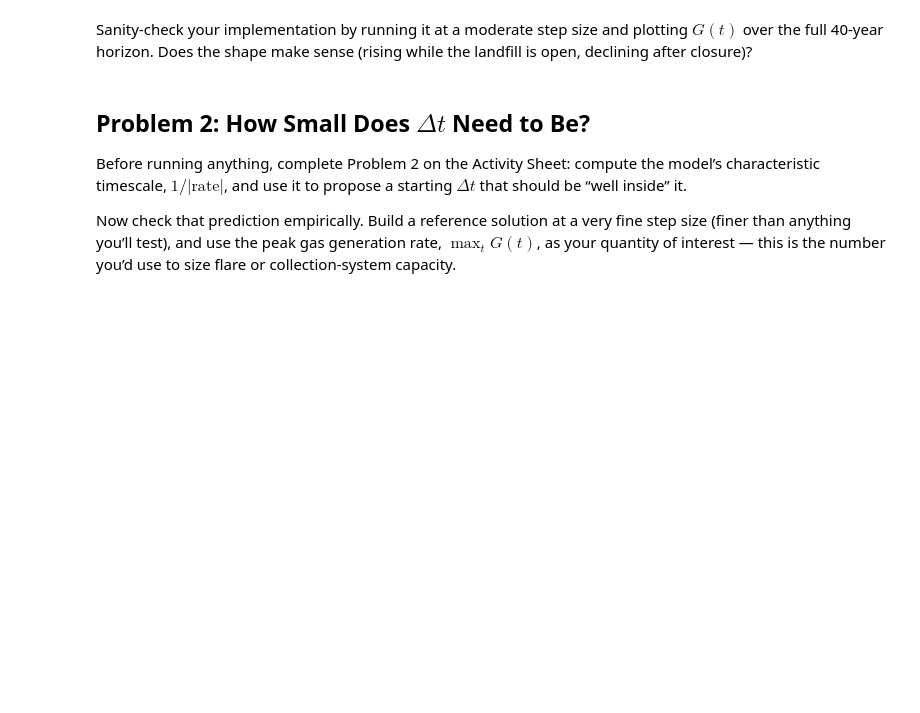
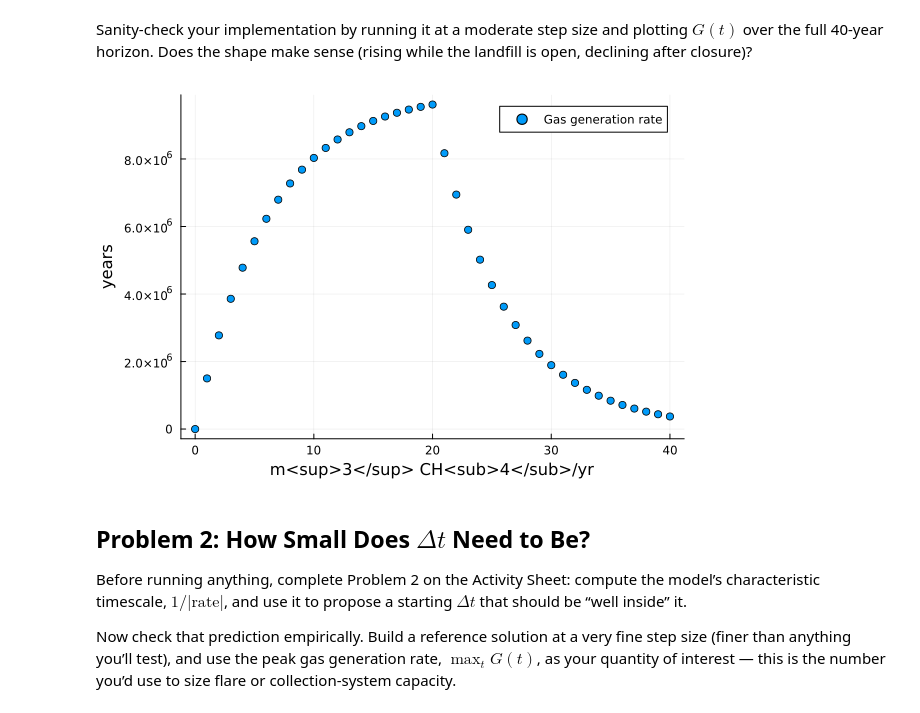
Before and after one commit to rac385/fall2026, a Jupyter notebook: _site/labs/lab01/lab01.ipynb, the cells around one changed output. Cells and saved outputs as stored; diff of their text form; code cells hidden in the pictures; blank space fills up the shorter version.

```diff
--- a/_site/labs/lab01/lab01.ipynb
+++ b/_site/labs/lab01/lab01.ipynb
@@ -118,6 +122,12 @@ and plotting $G(t)$ over the full 40-year horizon. Does the shape make
 sense (rising while the landfill is open, declining after closure)?
 # %%
 # insert your sanity-check simulation and plot here
+forEuler = landfill_gas_simulate(G0, T_total, 1.0, landfill_params)
+scatter(collect(0:40), forEuler, label="Gas generation rate")
+xlabel!("m<sup>3</sup> CH<sub>4</sub>/yr")
+ylabel!("years")
+# %% [output]
+[figure, added]
 # %% [markdown]
 ## Problem 2: How Small Does $\Delta t$ Need to Be?
 
```
Also changed, not shown: parts of 2 cells of this notebook.
